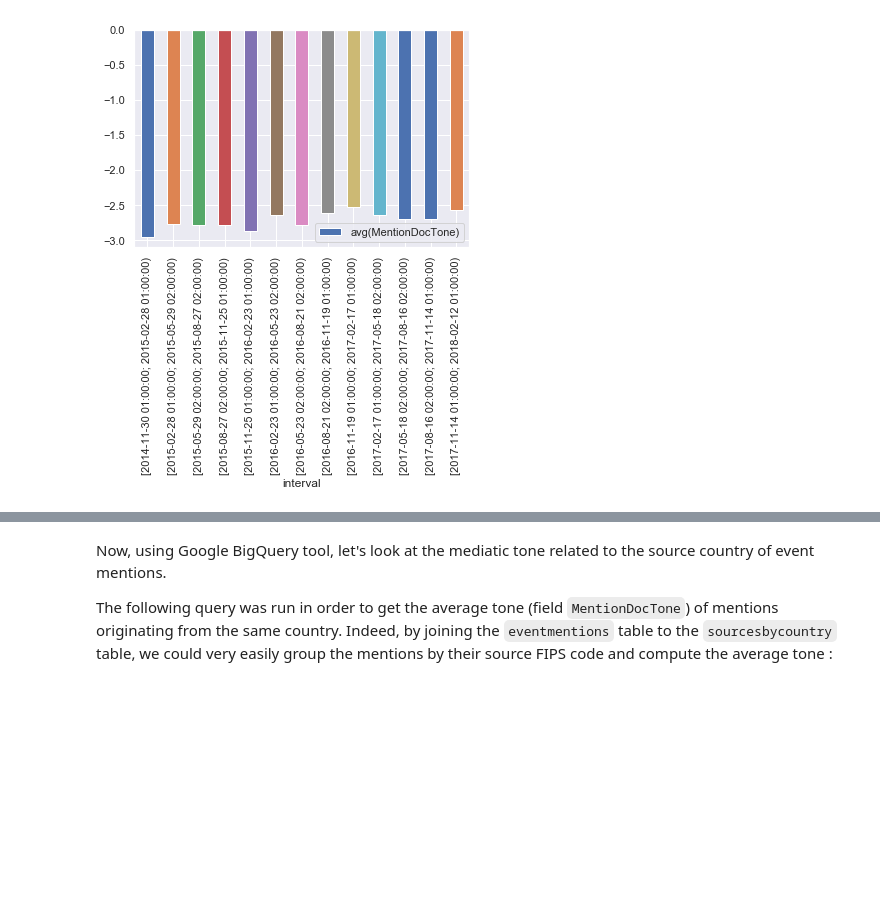
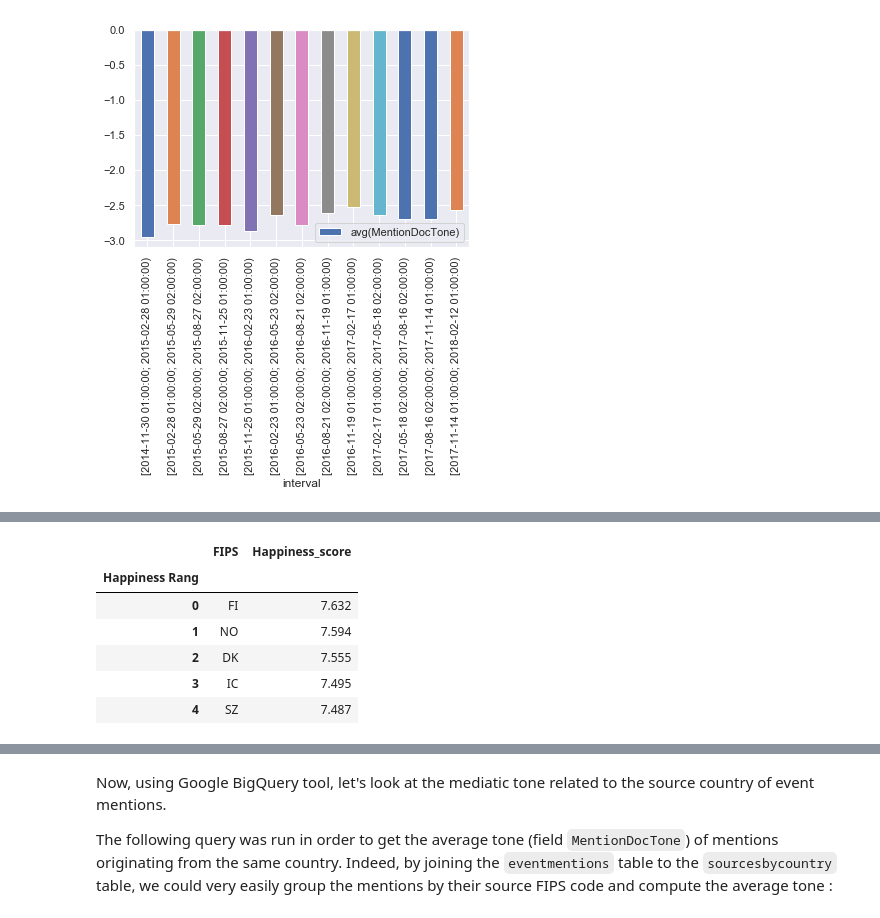
Before and after one commit to lbrgt/ADA_Project, a Jupyter notebook: Milestone2.ipynb, the cells around one changed output, grey strips where cells are left out. Drawn from its saved outputs; the diff is of its cells as text; code cells hidden in the pictures; blank space fills up the shorter version.

```diff
--- a/Milestone2.ipynb
+++ b/Milestone2.ipynb
@@ -204,0 +240,12 @@ Note that some country values were missing in the Happiness World report, thus w
+# %%
+happiness_df = pd.read_csv("HappinessCustom.csv", sep=';')
+happiness_df.index.name = 'Happiness Rang'
+happiness_df.head()
+# %% [output]
+|  | FIPS | Happiness_score |
+| Happiness Rang |  |  |
+| 0 | FI | 7.632 |
+| 1 | NO | 7.594 |
+| 2 | DK | 7.555 |
+| 3 | IC | 7.495 |
+| 4 | SZ | 7.487 |
```
Also changed, not shown: parts of 13 cells of this notebook.
